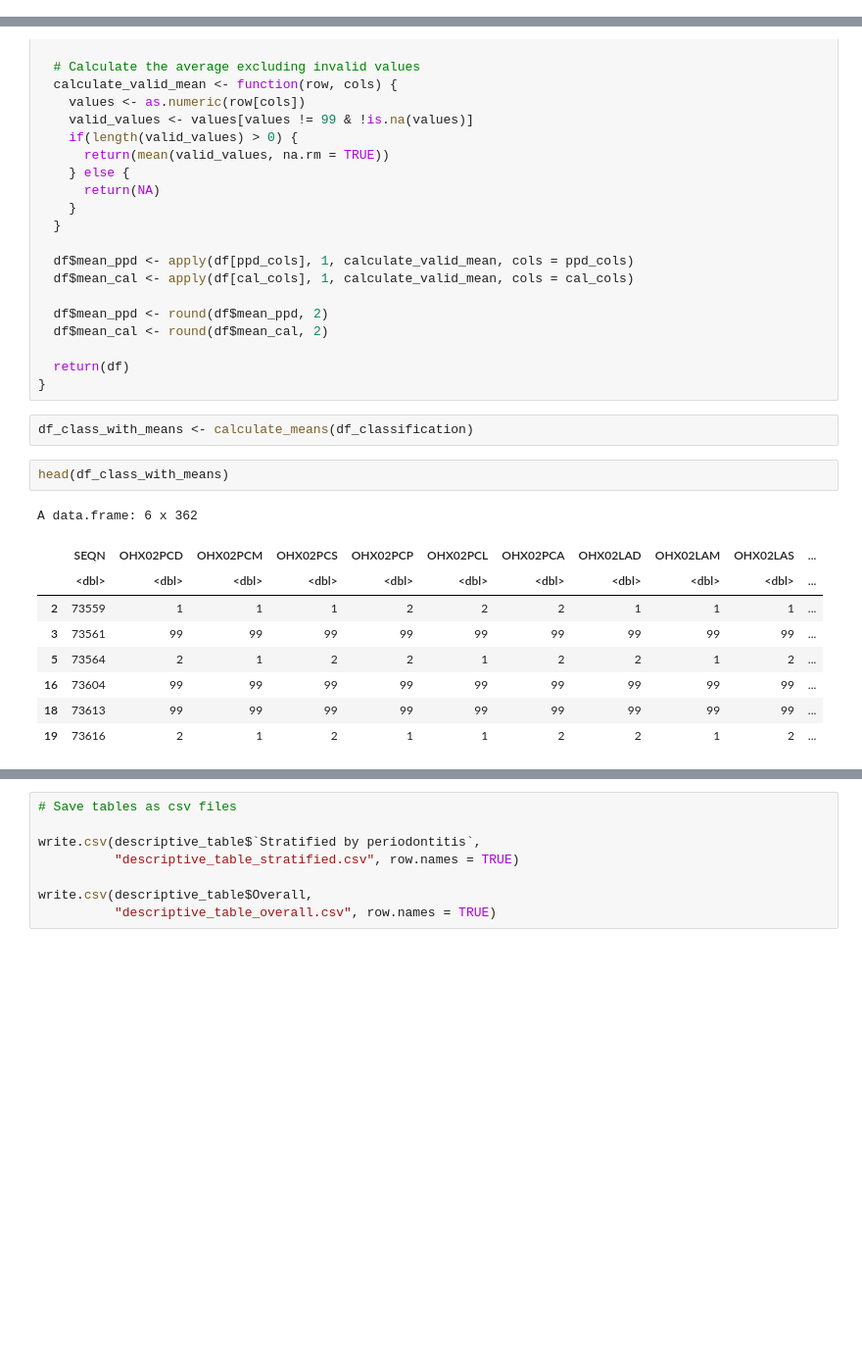
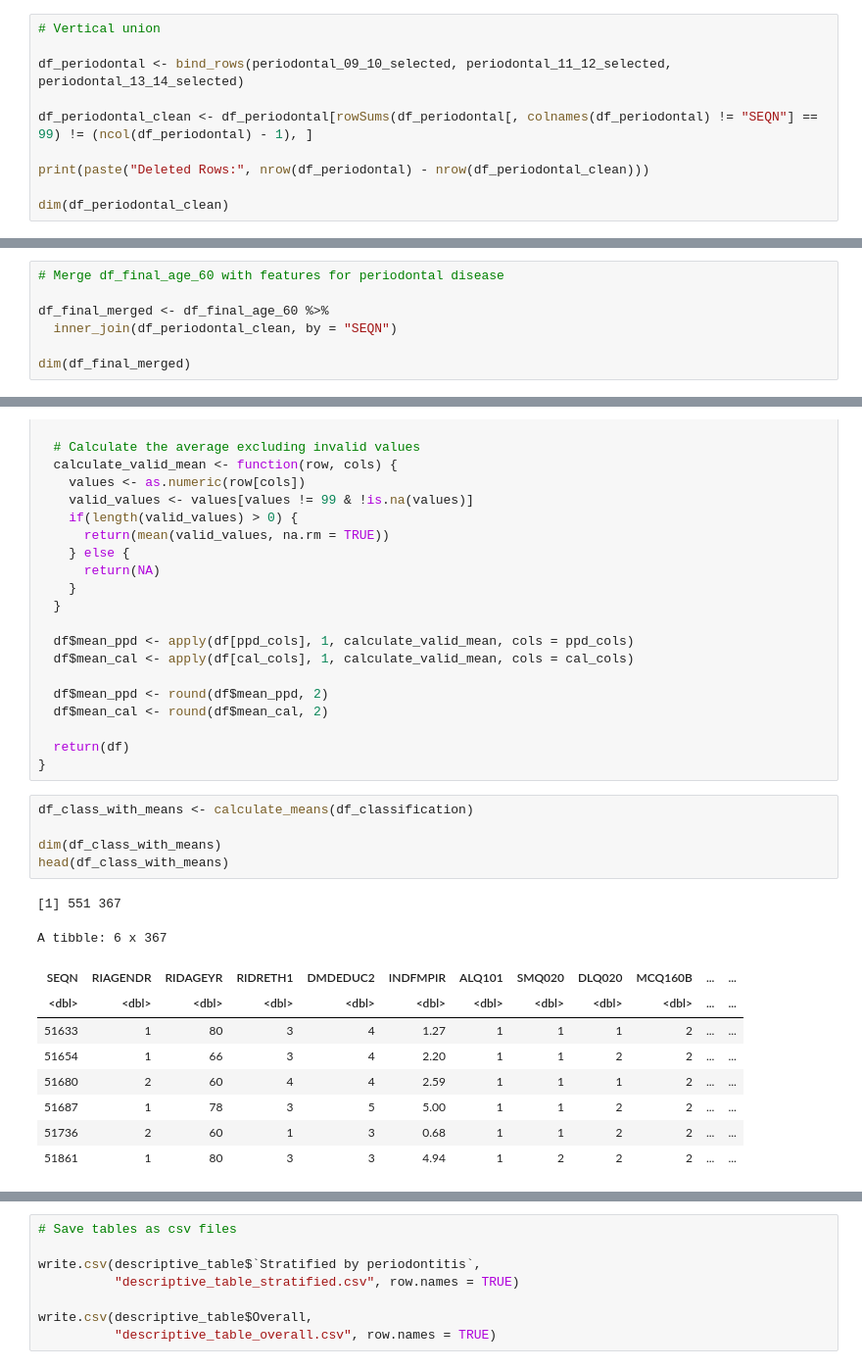
Before and after one commit to silvano315/Med-Physics, a Jupyter notebook: notebooks/NHANES_analysis.ipynb, the cells around one changed output, grey strips where cells are left out. Shown: that part at 98% size. Drawn from its saved outputs; the diff is of its cells as text; blank space fills up the shorter version.

```diff
--- a/notebooks/NHANES_analysis.ipynb
+++ b/notebooks/NHANES_analysis.ipynb
@@ -1440,0 +1371,10 @@ dim(df_13_14_age_60)
+# %%
+# Vertical union
+
+df_periodontal <- bind_rows(periodontal_09_10_selected, periodontal_11_12_selected, periodontal_13_14_selected)
+
+df_periodontal_clean <- df_periodontal[rowSums(df_periodontal[, colnames(df_periodontal) != "SEQN"] == 99) != (ncol(df_periodontal) - 1), ]
+
+print(paste("Deleted Rows:", nrow(df_periodontal) - nrow(df_periodontal_clean)))
+
+dim(df_periodontal_clean)
@@ -1440,0 +1454,7 @@ dim(df_13_14_age_60)
+# %%
+# Merge df_final_age_60 with features for periodontal disease
+
+df_final_merged <- df_final_age_60 %>%
+  inner_join(df_periodontal_clean, by = "SEQN")
+
+dim(df_final_merged)
@@ -1564,15 +1582,17 @@ calculate_means <- function(df) {
 }
 # %%
 df_class_with_means <- calculate_means(df_classification)
+
+dim(df_class_with_means)
+head(df_class_with_means)
+# %% [output]
+[1] 551 367
+A tibble: 6 x 367
+| SEQN | RIAGENDR | RIDAGEYR | RIDRETH1 | DMDEDUC2 | INDFMPIR | ALQ101 | SMQ020 | DLQ020 | MCQ160B | ... | ... |
+| <dbl> | <dbl> | <dbl> | <dbl> | <dbl> | <dbl> | <dbl> | <dbl> | <dbl> | <dbl> | ... | ... |
+| 51633 | 1 | 80 | 3 | 4 | 1.27 | 1 | 1 | 1 | 2 | ... | ... |
+| 51654 | 1 | 66 | 3 | 4 | 2.20 | 1 | 1 | 2 | 2 | ... | ... |
+| 51680 | 2 | 60 | 4 | 4 | 2.59 | 1 | 1 | 1 | 2 | ... | ... |
+| 51687 | 1 | 78 | 3 | 5 | 5.00 | 1 | 1 | 2 | 2 | ... | ... |
+| 51736 | 2 | 60 | 1 | 3 | 0.68 | 1 | 1 | 2 | 2 | ... | ... |
+| 51861 | 1 | 80 | 3 | 3 | 4.94 | 1 | 2 | 2 | 2 | ... | ... |
-# %%
-head(df_class_with_means)
-# %% [output]
-A data.frame: 6 x 362
-|  | SEQN | OHX02PCD | OHX02PCM | OHX02PCS | OHX02PCP | OHX02PCL | OHX02PCA | OHX02LAD | OHX02LAM | OHX02LAS | ... |
-|  | <dbl> | <dbl> | <dbl> | <dbl> | <dbl> | <dbl> | <dbl> | <dbl> | <dbl> | <dbl> | ... |
-| 2 | 73559 | 1 | 1 | 1 | 2 | 2 | 2 | 1 | 1 | 1 | ... |
-| 3 | 73561 | 99 | 99 | 99 | 99 | 99 | 99 | 99 | 99 | 99 | ... |
-| 5 | 73564 | 2 | 1 | 2 | 2 | 1 | 2 | 2 | 1 | 2 | ... |
-| 16 | 73604 | 99 | 99 | 99 | 99 | 99 | 99 | 99 | 99 | 99 | ... |
-| 18 | 73613 | 99 | 99 | 99 | 99 | 99 | 99 | 99 | 99 | 99 | ... |
-| 19 | 73616 | 2 | 1 | 2 | 1 | 1 | 2 | 2 | 1 | 2 | ... |
```
Also changed, not shown: parts of 65 cells of this notebook.
